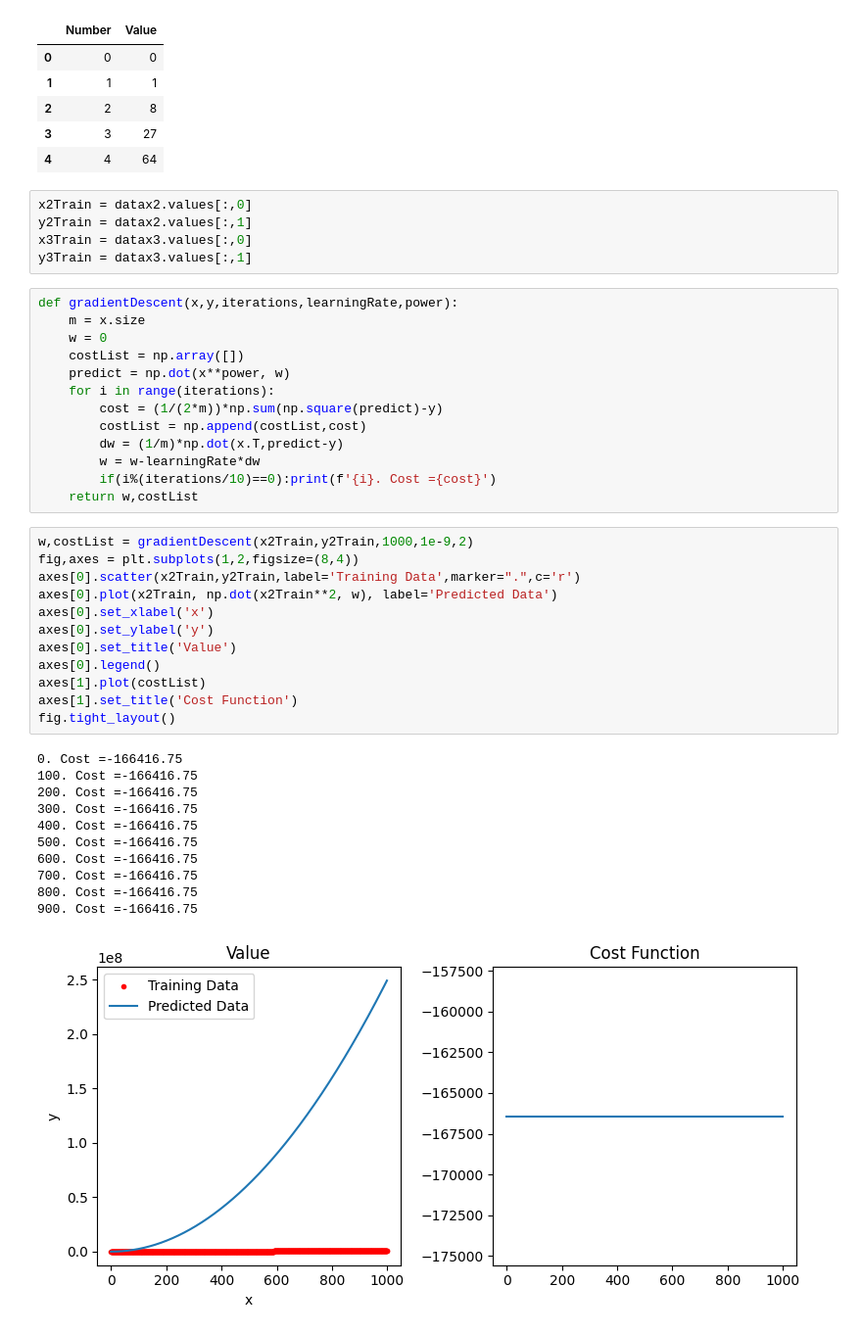
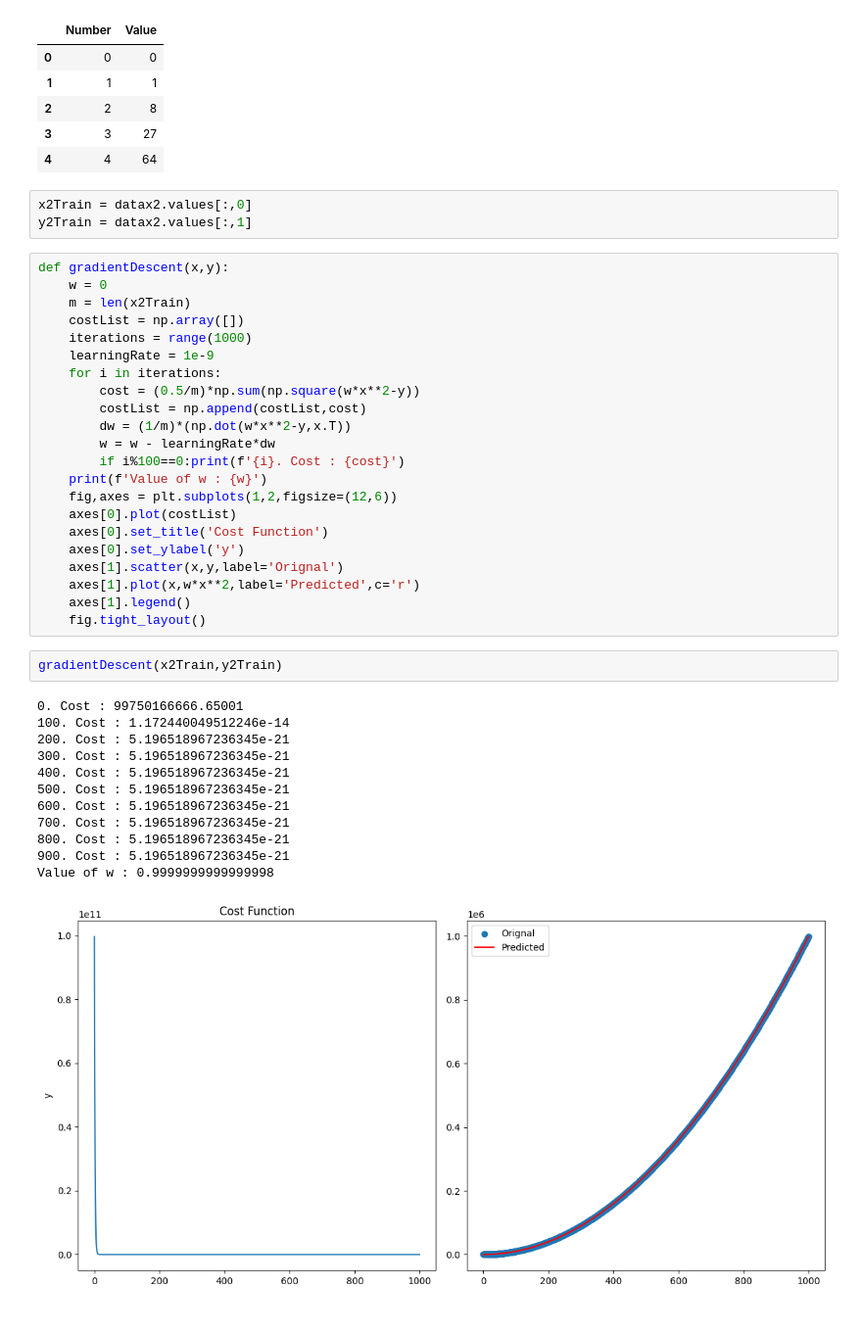
Before and after one commit to rajsahu2004/Polynomial-Regression, a Jupyter notebook: basic.ipynb, the cells around one changed output. Shown at 98% size. Saved outputs shown, nothing was run; the diff lists cells and outputs as text.

```diff
--- a/basic.ipynb
+++ b/basic.ipynb
@@ -25,42 +25,40 @@ datax3.head()
 # %%
 x2Train = datax2.values[:,0]
 y2Train = datax2.values[:,1]
-x3Train = datax3.values[:,0]
-y3Train = datax3.values[:,1]
 # %%
-def gradientDescent(x,y,iterations,learningRate,power):
-    m = x.size
+def gradientDescent(x,y):
     w = 0
+    m = len(x2Train)
     costList = np.array([])
-    predict = np.dot(x**power, w)
-    for i in range(iterations):
-        cost = (1/(2*m))*np.sum(np.square(predict)-y)
+    iterations = range(1000)
+    learningRate = 1e-9
+    for i in iterations:
+        cost = (0.5/m)*np.sum(np.square(w*x**2-y))
         costList = np.append(costList,cost)
-        dw = (1/m)*np.dot(x.T,predict-y)
-        w = w-learningRate*dw
-        if(i%(iterations/10)==0):print(f'{i}. Cost ={cost}')
-    return w,costList
+        dw = (1/m)*(np.dot(w*x**2-y,x.T))
+        w = w - learningRate*dw
+        if i%100==0:print(f'{i}. Cost : {cost}')
+    print(f'Value of w : {w}')
+    fig,axes = plt.subplots(1,2,figsize=(12,6))
+    axes[0].plot(costList)
+    axes[0].set_title('Cost Function')
+    axes[0].set_ylabel('y')
+    axes[1].scatter(x,y,label='Orignal')
+    axes[1].plot(x,w*x**2,label='Predicted',c='r')
+    axes[1].legend()
+    fig.tight_layout()
-# %%
-w,costList = gradientDescent(x2Train,y2Train,1000,1e-9,2)
-fig,axes = plt.subplots(1,2,figsize=(8,4))
-axes[0].scatter(x2Train,y2Train,label='Training Data',marker=".",c='r')
-axes[0].plot(x2Train, np.dot(x2Train**2, w), label='Predicted Data')
-axes[0].set_xlabel('x')
-axes[0].set_ylabel('y')
-axes[0].set_title('Value')
-axes[0].legend()
-axes[1].plot(costList)
-axes[1].set_title('Cost Function')
-fig.tight_layout()
-# %% [output]
-0. Cost =-166416.75
-100. Cost =-166416.75
-200. Cost =-166416.75
-300. Cost =-166416.75
-400. Cost =-166416.75
-500. Cost =-166416.75
-600. Cost =-166416.75
-700. Cost =-166416.75
-800. Cost =-166416.75
-900. Cost =-166416.75
-[figure, removed]
+# %%
+gradientDescent(x2Train,y2Train)
+# %% [output]
+0. Cost : 99750166666.65001
+100. Cost : 1.172440049512246e-14
+200. Cost : 5.196518967236345e-21
+300. Cost : 5.196518967236345e-21
+400. Cost : 5.196518967236345e-21
+500. Cost : 5.196518967236345e-21
+600. Cost : 5.196518967236345e-21
+700. Cost : 5.196518967236345e-21
+800. Cost : 5.196518967236345e-21
+900. Cost : 5.196518967236345e-21
+Value of w : 0.9999999999999998
+[figure, added]
```
Also changed, not shown: 2 other files.
